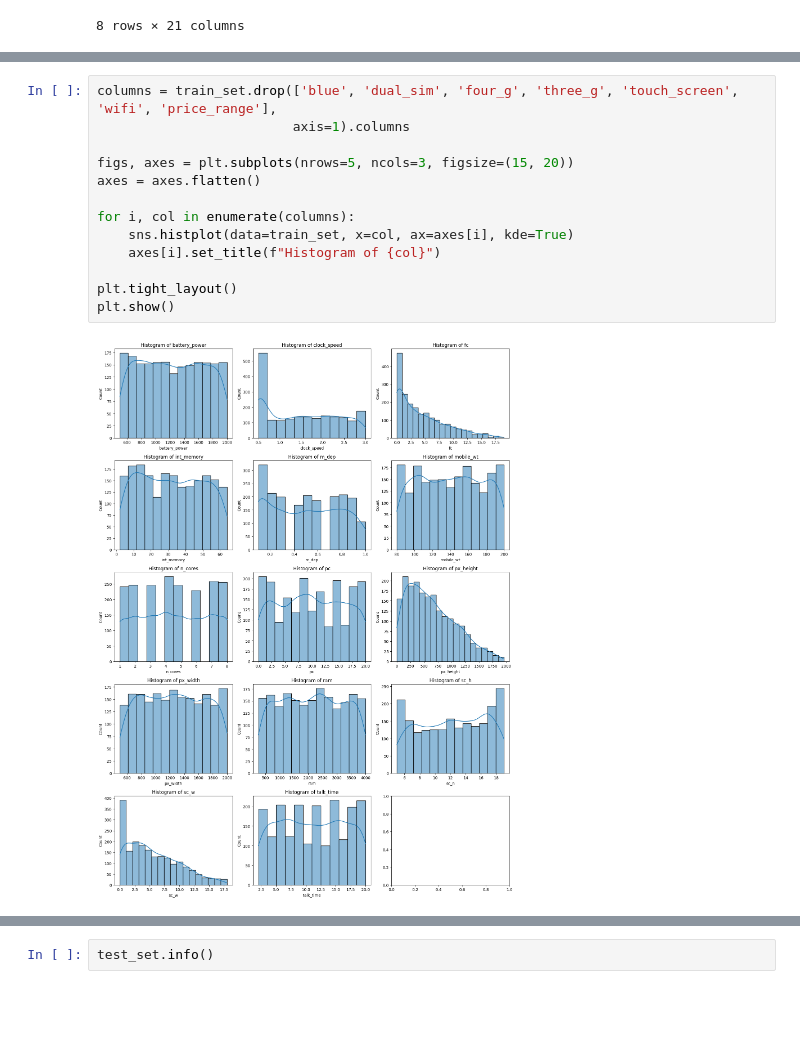
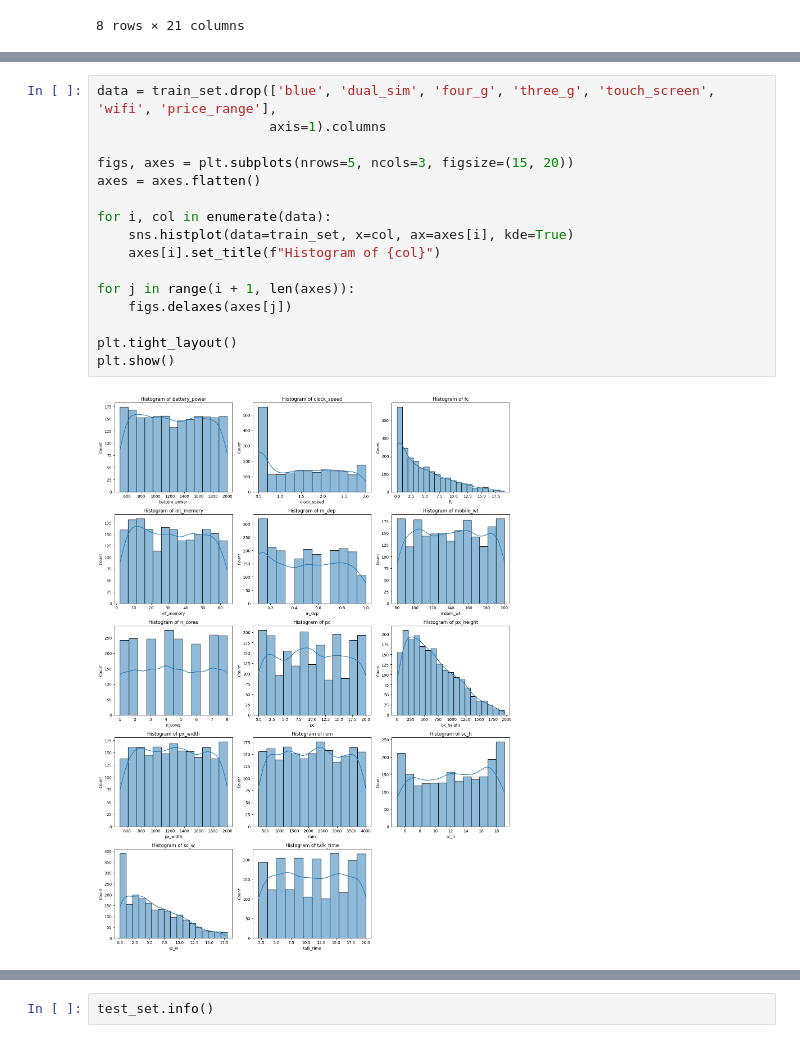
Before and after one commit to dangth2004/Machine-Learning, a Jupyter notebook: mobile_price_prediction/mobile_price.ipynb, the cells around one changed output, grey strips where cells are left out. Drawn from its saved outputs; the diff is of its cells as text; blank space fills up the shorter version.

```diff
--- a/mobile_price_prediction/mobile_price.ipynb
+++ b/mobile_price_prediction/mobile_price.ipynb
@@ -100,15 +103,18 @@ y_data = train_set['price_range']
 # %%
-columns = train_set.drop(['blue', 'dual_sim', 'four_g', 'three_g', 'touch_screen', 'wifi', 'price_range'],
-                         axis=1).columns
+data = train_set.drop(['blue', 'dual_sim', 'four_g', 'three_g', 'touch_screen', 'wifi', 'price_range'],
+                      axis=1).columns
 
 figs, axes = plt.subplots(nrows=5, ncols=3, figsize=(15, 20))
 axes = axes.flatten()
 
-for i, col in enumerate(columns):
+for i, col in enumerate(data):
     sns.histplot(data=train_set, x=col, ax=axes[i], kde=True)
     axes[i].set_title(f"Histogram of {col}")
 
+for j in range(i + 1, len(axes)):
+    figs.delaxes(axes[j])
+
 plt.tight_layout()
 plt.show()
 # %% [output]
-[figure, old version]
+[figure, new version]
```
Also changed, not shown: parts of 19 cells of this notebook.
